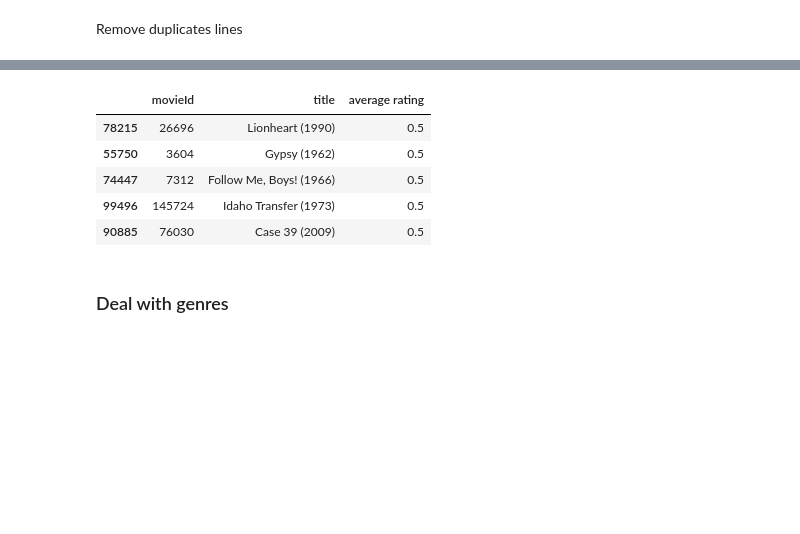
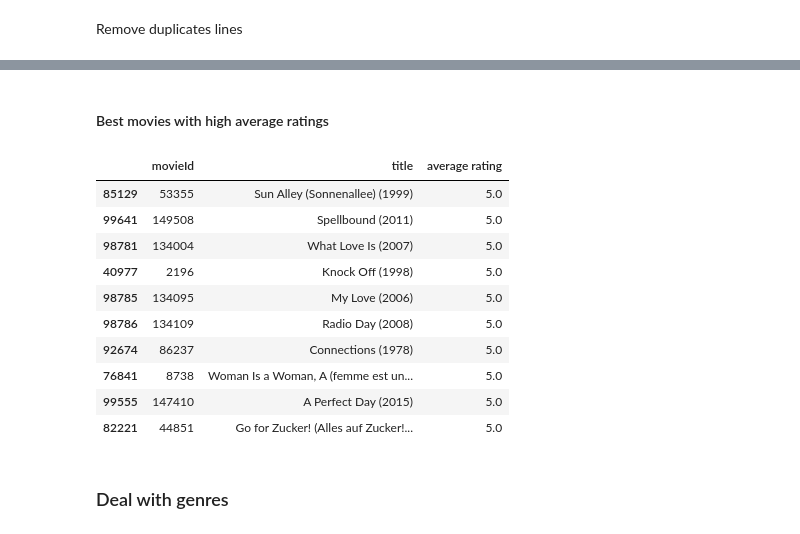
Before and after one commit to RuotingZheng/Movielens, a Jupyter notebook: notebook/Weekend-movie-trip.ipynb, the cells around one changed output, grey strips where cells are left out. Saved outputs shown, nothing was run; the diff lists cells and outputs as text; code cells hidden in the pictures; blank space fills up the shorter version.

```diff
--- a/notebook/Weekend-movie-trip.ipynb
+++ b/notebook/Weekend-movie-trip.ipynb
@@ -123,13 +126,20 @@ memory usage: 265.9+ KB
+# %% [markdown]
+#### Best movies with high average ratings
 # %%
-movieratings.sort_values(by=['average rating'],inplace=True)
-movieratings.head()
+movieratings.sort_values(by=['average rating'],ascending=False, inplace=True)
+movieratings.head(10)
 # %% [output]
 |  | movieId | title | average rating |
-| 78215 | 26696 | Lionheart (1990) | 0.5 |
-| 55750 | 3604 | Gypsy (1962) | 0.5 |
-| 74447 | 7312 | Follow Me, Boys! (1966) | 0.5 |
-| 99496 | 145724 | Idaho Transfer (1973) | 0.5 |
-| 90885 | 76030 | Case 39 (2009) | 0.5 |
+| 85129 | 53355 | Sun Alley (Sonnenallee) (1999) | 5.0 |
+| 99641 | 149508 | Spellbound (2011) | 5.0 |
+| 98781 | 134004 | What Love Is (2007) | 5.0 |
+| 40977 | 2196 | Knock Off (1998) | 5.0 |
+| 98785 | 134095 | My Love (2006) | 5.0 |
+| 98786 | 134109 | Radio Day (2008) | 5.0 |
+| 92674 | 86237 | Connections (1978) | 5.0 |
+| 76841 | 8738 | Woman Is a Woman, A (femme est un... | 5.0 |
+| 99555 | 147410 | A Perfect Day (2015) | 5.0 |
+| 82221 | 44851 | Go for Zucker! (Alles auf Zucker!... | 5.0 |
 # %% [markdown]
 ### Deal with genres
 # %%
```
Also changed, not shown: parts of 18 cells of this notebook.
